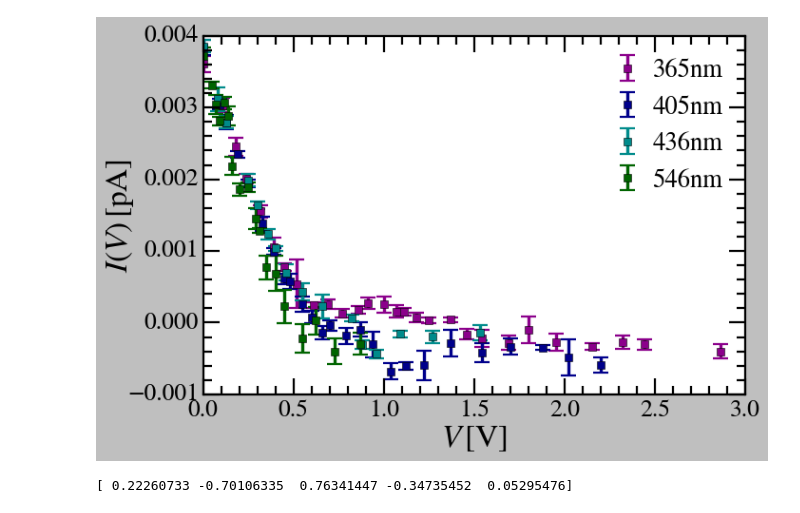
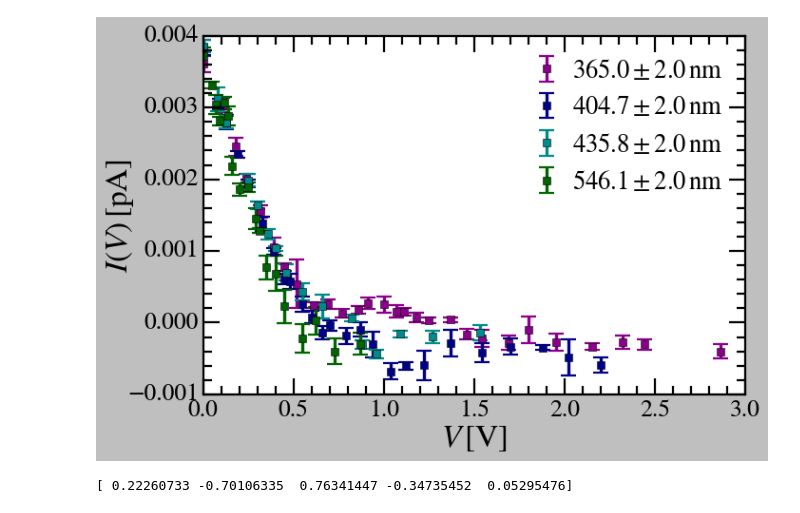
Before and after one commit to vinh-qtran/mit-jlab-sp25, a Jupyter notebook: photoelectric/analysis.ipynb, the cells around one changed output. Cells and saved outputs as stored; diff of their text form; code cells hidden in the pictures.

```diff
--- a/photoelectric/analysis.ipynb
+++ b/photoelectric/analysis.ipynb
@@ -92,28 +96,35 @@ photoelectric_baseline = PhotoelectricBaseline('data/25-02-25/')
 # %%
 fig, ax = plt.subplots(figsize=(9,6))
 
 colors = {
     '365nm' : 'darkmagenta',
     '405nm' : 'darkblue',
     '436nm' : 'darkcyan',
     '546nm' : 'darkgreen',
 }
 
+labels = {
+    '365nm' : r'$365.0 \pm 2.0 \, $nm',
+    '405nm' : r'$404.7 \pm 2.0 \, $nm',
+    '436nm' : r'$435.8 \pm 2.0 \, $nm',
+    '546nm' : r'$546.1 \pm 2.0 \, $nm',
+}
+
 for wavelength in photoelectric_baseline.lambdas:
     ax.errorbar(photoelectric_baseline.V[wavelength],photoelectric_baseline.I_mu[wavelength],yerr=photoelectric_baseline.I_sigma[wavelength],
-                label=wavelength,color=colors[wavelength],fmt=' s',markersize=7.5,elinewidth=3,capsize=7.5,capthick=2)
+                label=labels[wavelength],color=colors[wavelength],fmt=' s',markersize=7.5,elinewidth=3,capsize=7.5,capthick=2)
 
 ax.legend(loc='upper right', ncol=1, handletextpad=0.5, handlelength=1.0, columnspacing=0.5, fontsize=24)
 
 ax.set_xlabel(r'$V \, [{\rm{V}}]$')
 ax.set_ylabel(r'$I (V) \, [{\rm{pA}}]$',labelpad=-8)
 
 plt.tight_layout()
 plt.savefig('background.png')
 
 plt.show()
 # %% [output]
-[figure, old version]
+[figure, new version]
 # %%
 class BisegmentFitter(fitting.BaseFitter):
     def __init__(self,
```
Also changed, not shown: parts of 7 cells of this notebook, 14 other files.
